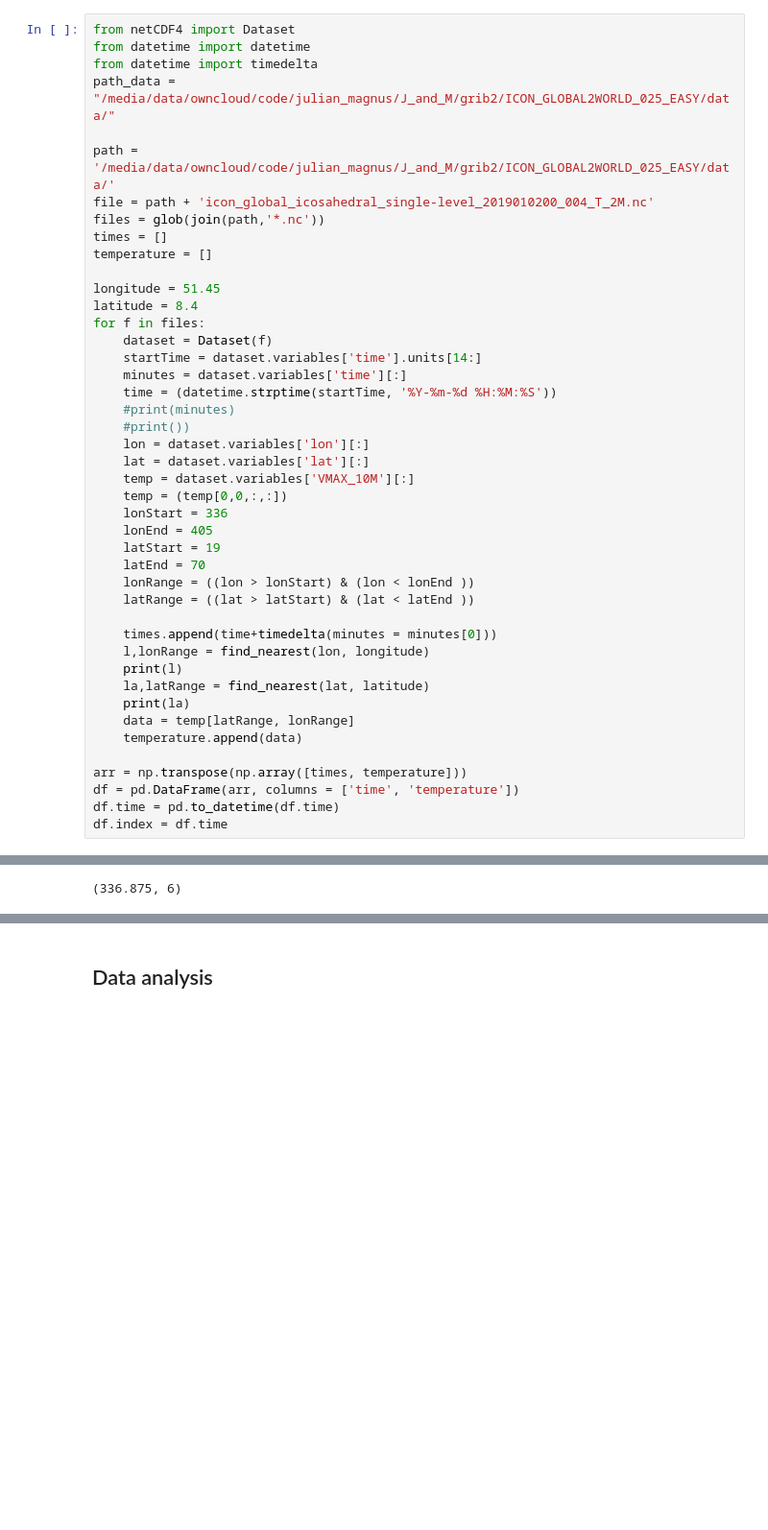
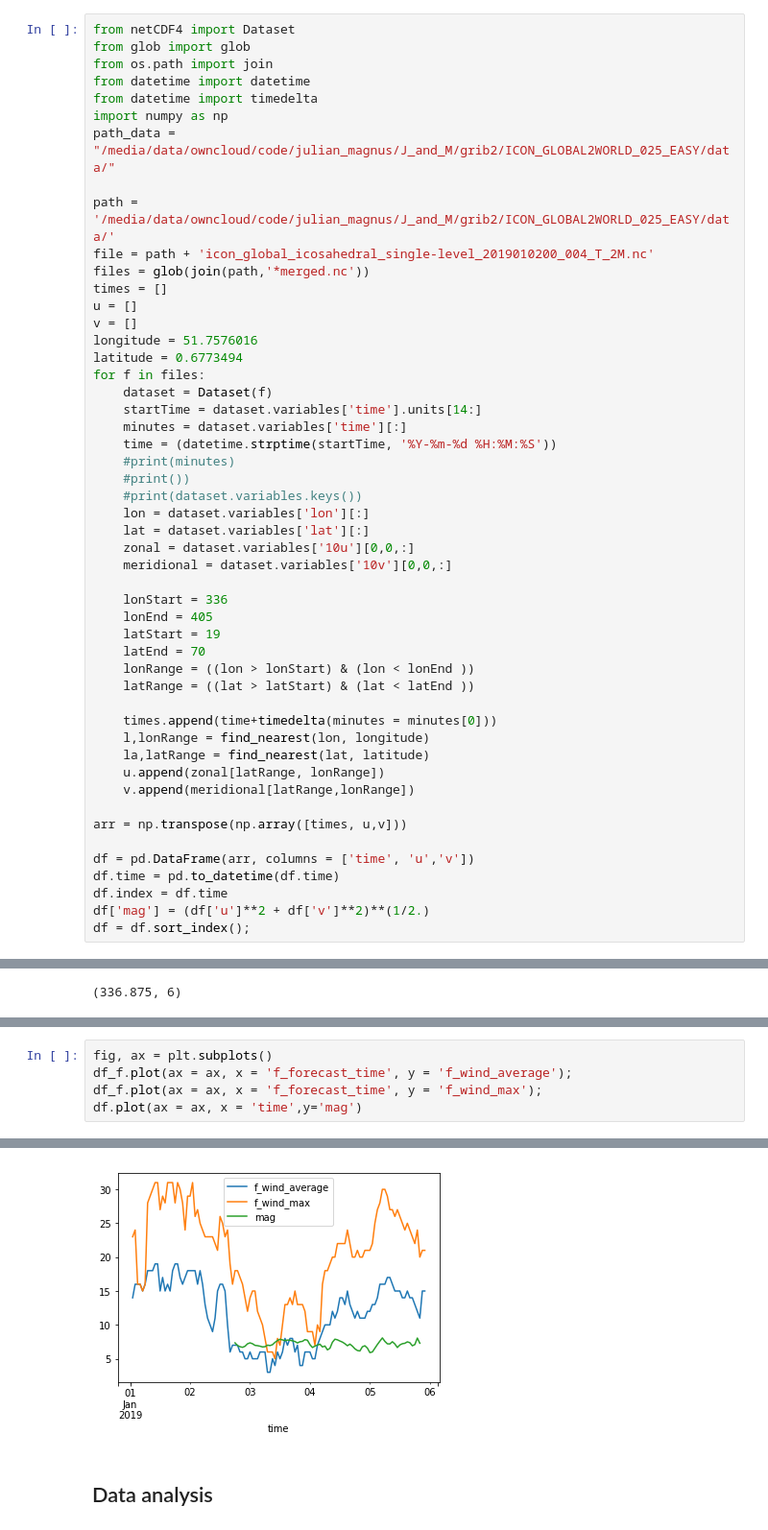
Before and after one commit to windhunter9/notebooks, a Jupyter notebook: weather.ipynb, the cells around one changed output, grey strips where cells are left out. Shown at 96% size. Cells and saved outputs as stored; diff of their text form; blank space fills up the shorter version.

Commit message:
Added load in of dwd data

```diff
--- a/weather.ipynb
+++ b/weather.ipynb
@@ -169,18 +169,21 @@ df_m.plot(ax = ax, x= 'm_runtime', y = 'm_wind_average_mean');
 [figure]
 # %%
 from netCDF4 import Dataset
+from glob import glob
+from os.path import join
 from datetime import datetime
 from datetime import timedelta
+import numpy as np
 path_data = "/media/data/owncloud/code/julian_magnus/J_and_M/grib2/ICON_GLOBAL2WORLD_025_EASY/data/"
 
 path = '/media/data/owncloud/code/julian_magnus/J_and_M/grib2/ICON_GLOBAL2WORLD_025_EASY/data/'
 file = path + 'icon_global_icosahedral_single-level_2019010200_004_T_2M.nc'
-files = glob(join(path,'*.nc'))
+files = glob(join(path,'*merged.nc'))
 times = []
-temperature = []
-
-longitude = 51.45
-latitude = 8.4
+u = []
+v = []
+longitude = 51.7576016
+latitude = 0.6773494
 for f in files:
     dataset = Dataset(f)
     startTime = dataset.variables['time'].units[14:]
@@ -188,10 +191,12 @@ for f in files:
     time = (datetime.strptime(startTime, '%Y-%m-%d %H:%M:%S'))
     #print(minutes)
     #print())
+    #print(dataset.variables.keys())
     lon = dataset.variables['lon'][:]
     lat = dataset.variables['lat'][:]
-    temp = dataset.variables['VMAX_10M'][:]
-    temp = (temp[0,0,:,:])
+    zonal = dataset.variables['10u'][0,0,:]
+    meridional = dataset.variables['10v'][0,0,:]
+
     lonStart = 336
     lonEnd = 405
     latStart = 19
@@ -201,13 +206,14 @@ for f in files:
 
     times.append(time+timedelta(minutes = minutes[0]))
     l,lonRange = find_nearest(lon, longitude)
-    print(l)
     la,latRange = find_nearest(lat, latitude)
-    print(la)
-    data = temp[latRange, lonRange]
-    temperature.append(data)
+    u.append(zonal[latRange, lonRange])
+    v.append(meridional[latRange,lonRange])
 
-arr = np.transpose(np.array([times, temperature]))
-df = pd.DataFrame(arr, columns = ['time', 'temperature'])
+arr = np.transpose(np.array([times, u,v]))
+
+df = pd.DataFrame(arr, columns = ['time', 'u','v'])
 df.time = pd.to_datetime(df.time)
 df.index = df.time
+df['mag'] = (df['u']**2 + df['v']**2)**(1/2.)
+df = df.sort_index();
@@ -243,0 +227,6 @@ df.plot(y='temperature')
+# %%
+fig, ax = plt.subplots()
+df_f.plot(ax = ax, x = 'f_forecast_time', y = 'f_wind_average');
+df_f.plot(ax = ax, x = 'f_forecast_time', y = 'f_wind_max');
+df.plot(ax = ax, x = 'time',y='mag')
+# %% [output]
@@ -244,3 +234,4 @@ df.plot(y='temperature')
+[figure, added]
 # %% [markdown]
 ## Data analysis
 # %%
```
Also changed, not shown: parts of 11 cells of this notebook.
